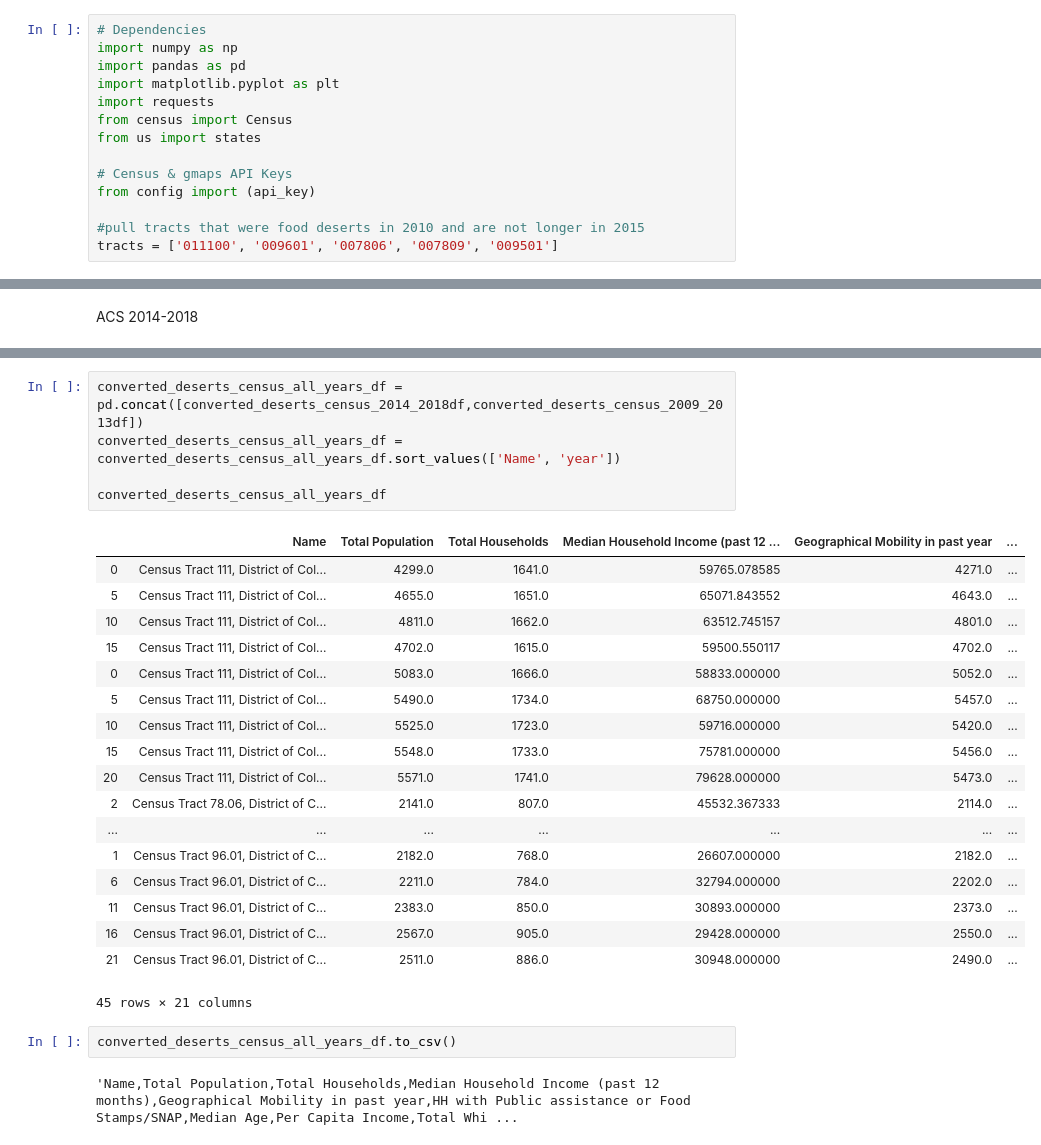
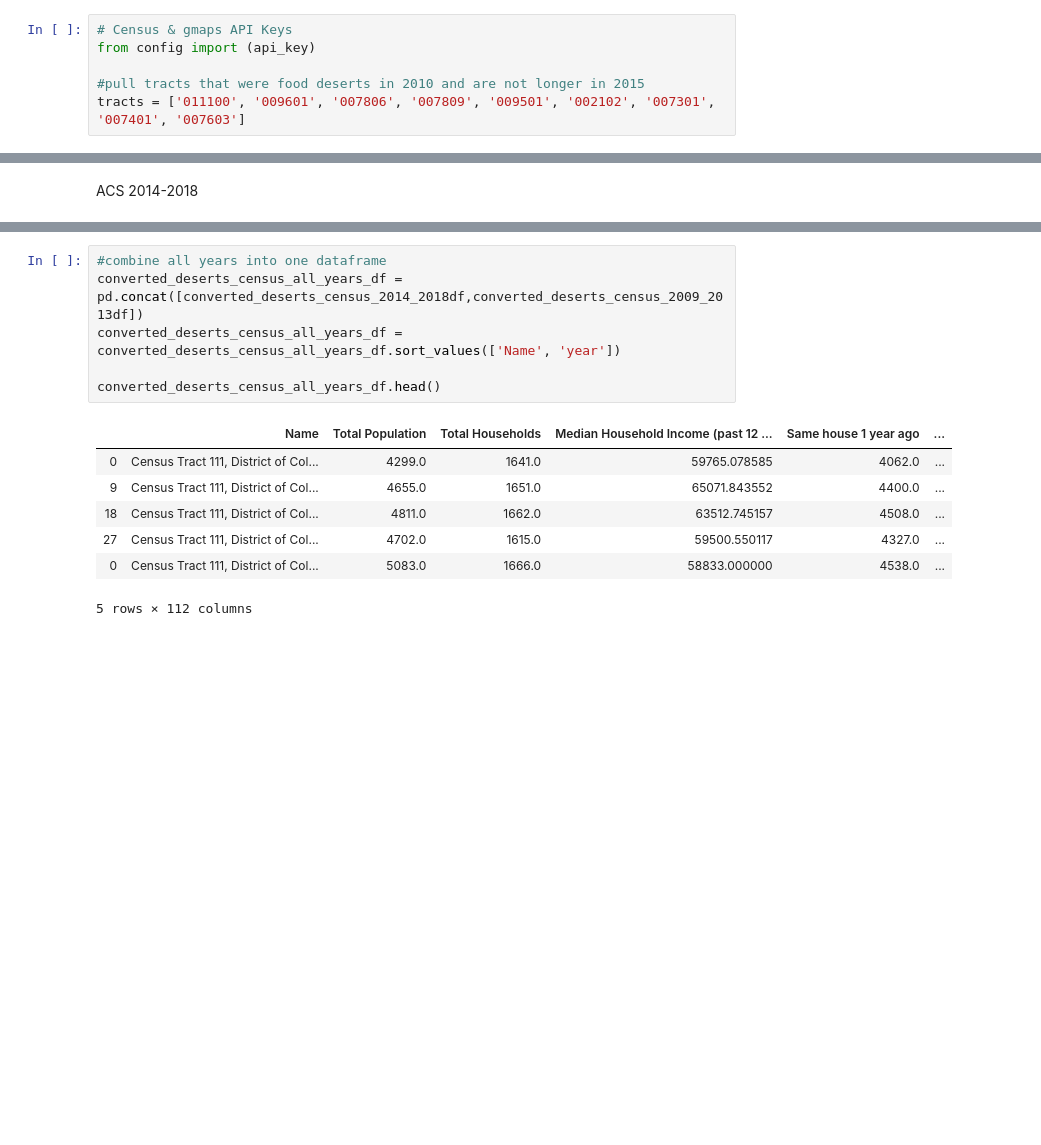
Before and after one commit to jsmith6112/Food-Deserts, a Jupyter notebook: Census_Project_Data.ipynb, the cells around one changed output, grey strips where cells are left out. Drawn from its saved outputs; the diff is of its cells as text; blank space fills up the shorter version.

Commit message:
push updated census pull file

```diff
--- a/Census_Project_Data.ipynb
+++ b/Census_Project_Data.ipynb
@@ -1,14 +19,6 @@
 # %%
-# Dependencies
-import numpy as np
-import pandas as pd
-import matplotlib.pyplot as plt
-import requests
-from census import Census
-from us import states
-
 # Census & gmaps API Keys
 from config import (api_key)
 
 #pull tracts that were food deserts in 2010 and are not longer in 2015
-tracts = ['011100', '009601', '007806', '007809', '009501']
+tracts = ['011100', '009601', '007806', '007809', '009501', '002102', '007301', '007401', '007603']
@@ -149,28 +248,14 @@ converted_deserts_census_2014_2018df
 # %%
+#combine all years into one dataframe
 converted_deserts_census_all_years_df = pd.concat([converted_deserts_census_2014_2018df,converted_deserts_census_2009_2013df])
 converted_deserts_census_all_years_df = converted_deserts_census_all_years_df.sort_values(['Name', 'year'])
 
-converted_deserts_census_all_years_df
+converted_deserts_census_all_years_df.head()
 # %% [output]
-|  | Name | Total Population | Total Households | Median Household Income (past 12 ... | Geographical Mobility in past year | ... |
-| 0 | Census Tract 111, District of Col... | 4299.0 | 1641.0 | 59765.078585 | 4271.0 | ... |
-| 5 | Census Tract 111, District of Col... | 4655.0 | 1651.0 | 65071.843552 | 4643.0 | ... |
-| 10 | Census Tract 111, District of Col... | 4811.0 | 1662.0 | 63512.745157 | 4801.0 | ... |
-| 15 | Census Tract 111, District of Col... | 4702.0 | 1615.0 | 59500.550117 | 4702.0 | ... |
-| 0 | Census Tract 111, District of Col... | 5083.0 | 1666.0 | 58833.000000 | 5052.0 | ... |
-| 5 | Census Tract 111, District of Col... | 5490.0 | 1734.0 | 68750.000000 | 5457.0 | ... |
-| 10 | Census Tract 111, District of Col... | 5525.0 | 1723.0 | 59716.000000 | 5420.0 | ... |
-| 15 | Census Tract 111, District of Col... | 5548.0 | 1733.0 | 75781.000000 | 5456.0 | ... |
-| 20 | Census Tract 111, District of Col... | 5571.0 | 1741.0 | 79628.000000 | 5473.0 | ... |
-| 2 | Census Tract 78.06, District of C... | 2141.0 | 807.0 | 45532.367333 | 2114.0 | ... |
-| ... | ... | ... | ... | ... | ... | ... |
-| 1 | Census Tract 96.01, District of C... | 2182.0 | 768.0 | 26607.000000 | 2182.0 | ... |
-| 6 | Census Tract 96.01, District of C... | 2211.0 | 784.0 | 32794.000000 | 2202.0 | ... |
-| 11 | Census Tract 96.01, District of C... | 2383.0 | 850.0 | 30893.000000 | 2373.0 | ... |
-| 16 | Census Tract 96.01, District of C... | 2567.0 | 905.0 | 29428.000000 | 2550.0 | ... |
-| 21 | Census Tract 96.01, District of C... | 2511.0 | 886.0 | 30948.000000 | 2490.0 | ... |
+|  | Name | Total Population | Total Households | Median Household Income (past 12 ... | Same house 1 year ago | ... |
+| 0 | Census Tract 111, District of Col... | 4299.0 | 1641.0 | 59765.078585 | 4062.0 | ... |
+| 9 | Census Tract 111, District of Col... | 4655.0 | 1651.0 | 65071.843552 | 4400.0 | ... |
+| 18 | Census Tract 111, District of Col... | 4811.0 | 1662.0 | 63512.745157 | 4508.0 | ... |
+| 27 | Census Tract 111, District of Col... | 4702.0 | 1615.0 | 59500.550117 | 4327.0 | ... |
+| 0 | Census Tract 111, District of Col... | 5083.0 | 1666.0 | 58833.000000 | 4538.0 | ... |
-45 rows × 21 columns
+5 rows × 112 columns
-# %%
-converted_deserts_census_all_years_df.to_csv()
-# %% [output]
-'Name,Total Population,Total Households,Median Household Income (past 12 months),Geographical Mobility in past year,HH with Public assistance or Food Stamps/SNAP,Median Age,Per Capita Income,Total Whi ...
```
Also changed, not shown: parts of 9 cells of this notebook, 1 other file.
